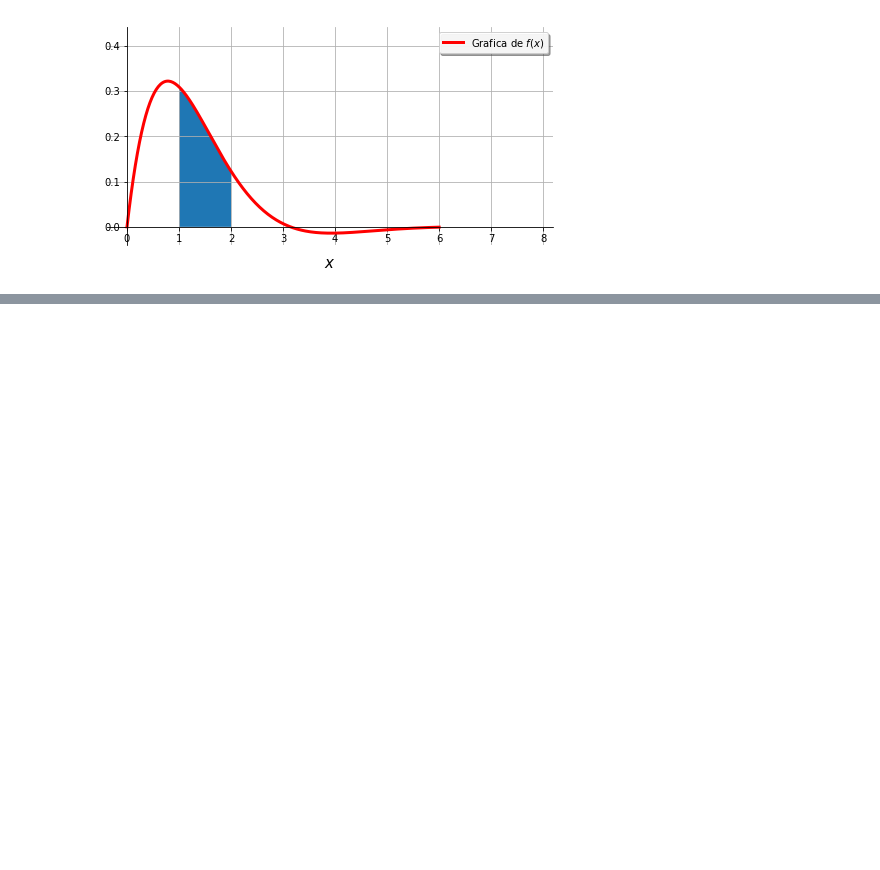
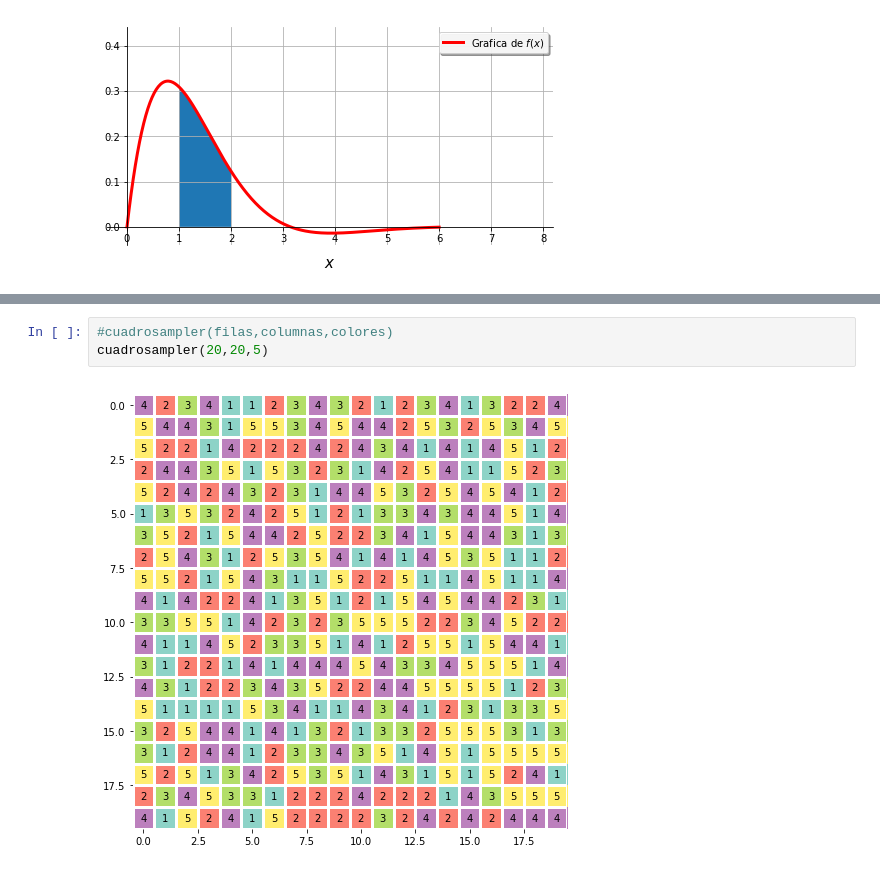
Before and after one commit to rafneta/PruebasPython, a Jupyter notebook: Ejemplos.ipynb, the cells around one changed output, grey strips where cells are left out. Drawn from its saved outputs; the diff is of its cells as text; blank space fills up the shorter version.

```diff
--- a/Ejemplos.ipynb
+++ b/Ejemplos.ipynb
@@ -19,0 +26,5 @@ gra2di('exp(-x)*sin(x)',(0,6),1,2)
+# %%
+#cuadrosampler(filas,columnas,colores)
+cuadrosampler(20,20,5)
+# %% [output]
+[figure, added]
```
Also changed, not shown: parts of 4 cells of this notebook, 4 other files.
